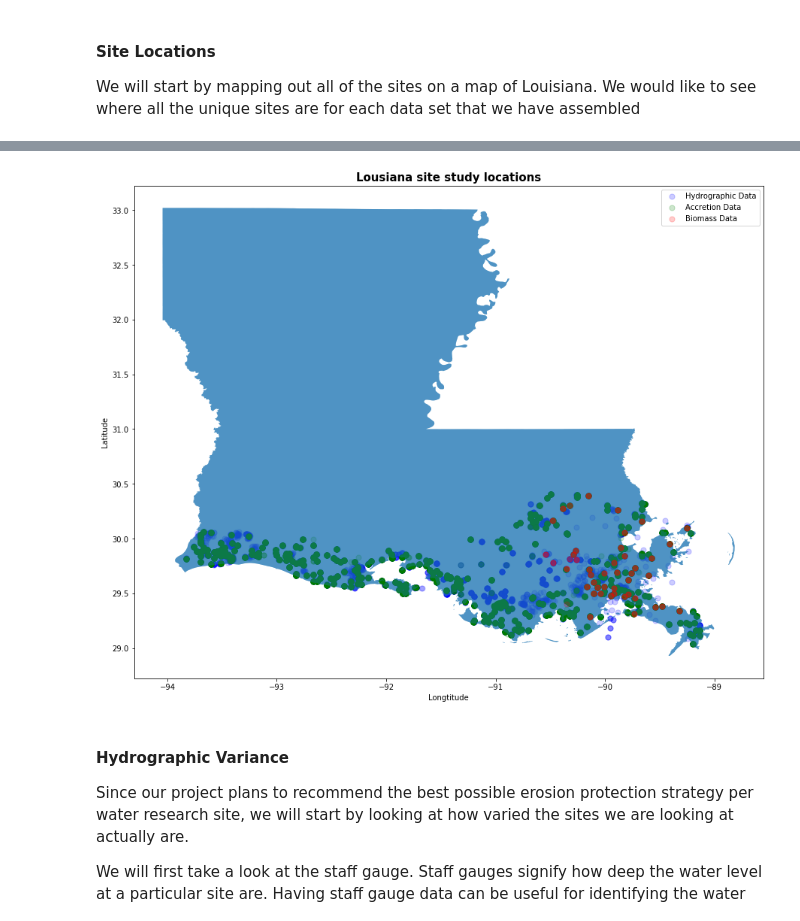
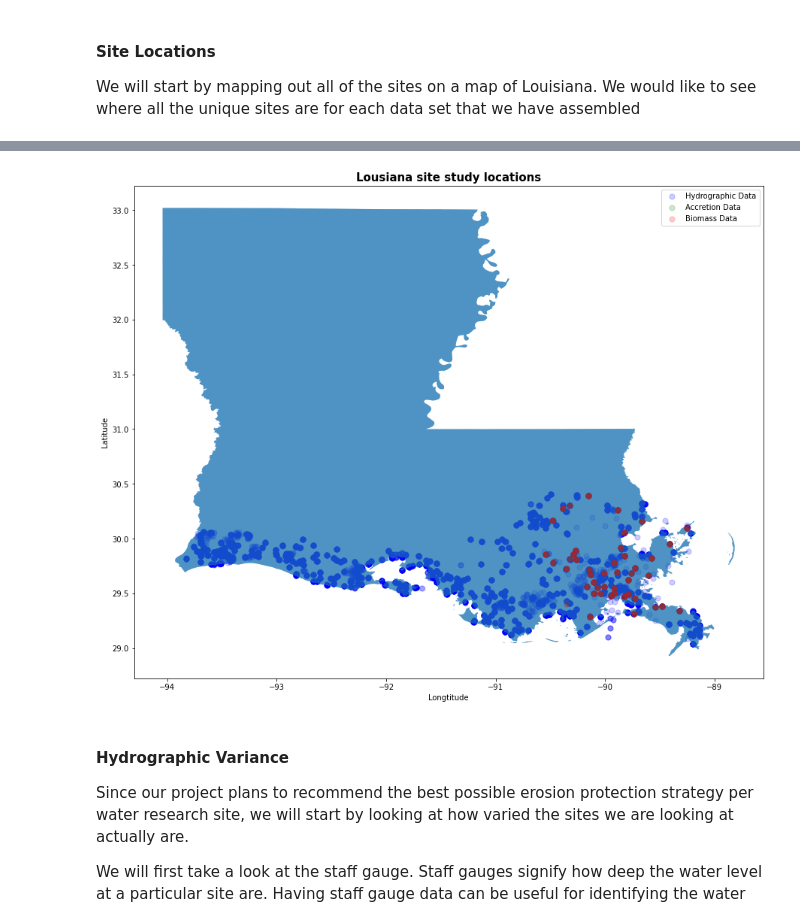
Before and after one commit to MinaSSaleh/MinaSSaleh.github.io, a Jupyter notebook: FinalTutorial.ipynb, the cells around one changed output, grey strips where cells are left out. Cells and saved outputs as stored; diff of their text form; code cells hidden in the pictures.

```diff
--- a/FinalTutorial.ipynb
+++ b/FinalTutorial.ipynb
@@ -306,3 +294,12 @@ Now that we have the data we need, let's start investigating the structure and l
 # %% [markdown]
 #### Site Locations
 We will start by mapping out all of the sites on a map of Louisiana. We would like to see where all the unique sites are for each data set that we have assembled
+# %%
+
+hydro=pd.read_csv(r"C:\Users\Mina\Downloads\hydro.csv\hydro.csv",encoding= 'unicode_escape')
+accretion=pd.read_csv(r"C:\Users\Mina\Downloads\CRMS_Biomass\CRMS_Biomass.csv",encoding= 'unicode_escape')
+vegetation=pd.read_csv(r"C:\Users\Mina\Downloads\CRMS_Soil_Properties\CRMS_Soil_Properties.csv",encoding= 'unicode_escape')
+biomass=pd.read_csv(r"C:\Users\Mina\Downloads\CRMS_Biomass\CRMS_Biomass.csv",encoding= 'unicode_escape')
+hydro.head(10)
+accretion.head(10)
+vegetation.head(10)
@@ -308,0 +326,3 @@ We will start by mapping out all of the sites on a map of Louisiana. We would li
+# %%
+hydro.rename(columns={"CPRA Station ID": "Station ID"}, inplace=True)
+accretion.head(5)
@@ -309,29 +337,29 @@ We will start by mapping out all of the sites on a map of Louisiana. We would li
 # %%
-states = gpd.read_file("cb_2017_us_state_500k")
+states = gpd.read_file(r"C:\Users\Mina\Documents\GitHub\MinaSSaleh.github.io\cb_2017_us_state_500k",)
 def LA_plot(df, ax, title="", **plot_kw):
     """Scatter plot laid upon Louisiana using geopandas."""
     geometry = [Point(xy) for xy in zip(df["Longitude"], df["Latitude"])]
     geo_df = gpd.GeoDataFrame(df, geometry=geometry)
     # Set graph features
     ax.set_xlabel("Longtitude")
     ax.set_ylabel("Latitude")
     states[states['NAME'] == 'Louisiana'].plot(ax=ax, alpha=0.4)
     geo_df.plot(ax=ax, **plot_kw)
 
 # Create figure for LA
 fig, ax = plt.subplots(figsize=(15,15))
 # Plot location of sites from three datasets
 for df, label, c in zip([hydro, accretion, biomass],
                         [f"{i} Data" for i in ["Hydrographic", "Accretion", "Biomass"]],
                         ["blue", "green", "red"]):
     LA_plot(df.groupby("Station ID").first(), ax, alpha=0.2, label=label, legend=True,
             markersize=50, c=c)
 
 # Axes options
 ax.set_title("Lousiana site study locations", fontsize=15, fontweight="bold");
 ax.legend();
 # %% [output]
-[figure, old version]
+[figure, new version]
 # %% [markdown]
 #### Hydrographic Variance
 Since our project plans to recommend the best possible erosion protection strategy per water research site, we will start by looking at how varied the sites we are looking at actually are.
```
Also changed, not shown: parts of 14 cells of this notebook.
